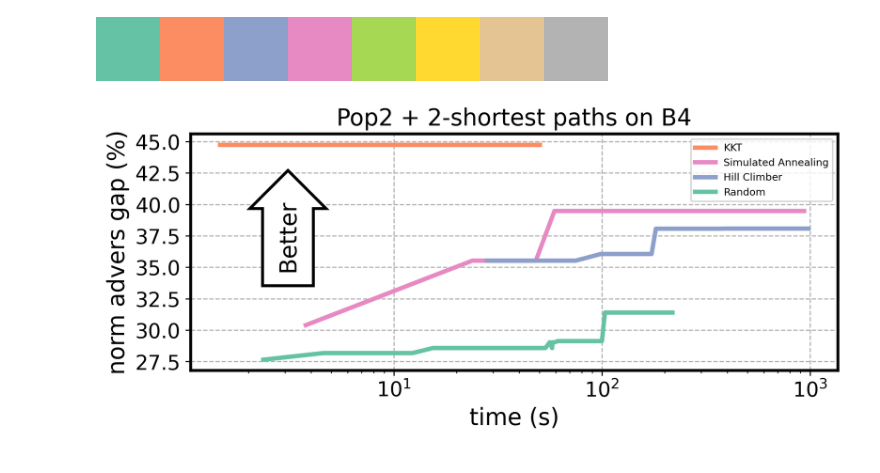
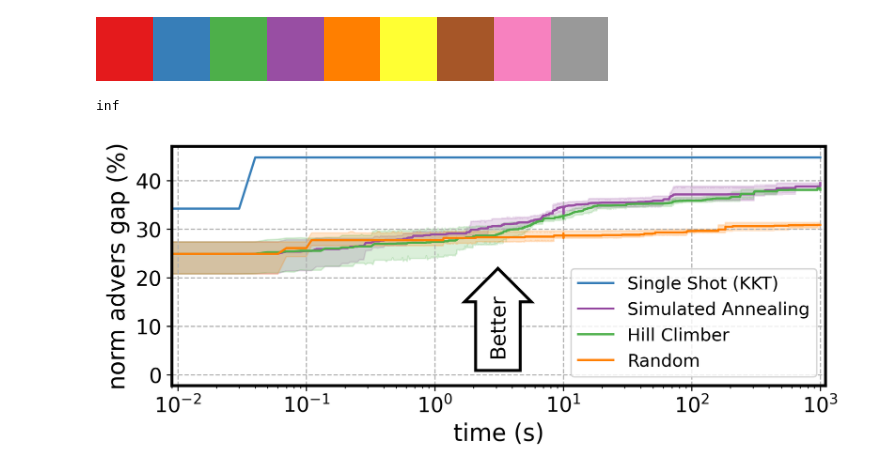
Before and after one commit to microsoft/MetaOpt, a Jupyter notebook: MetaOptimize/parsers/gap_vs_time.ipynb, the cells around one changed output. Saved outputs shown, nothing was run; the diff lists cells and outputs as text; code cells hidden in the pictures.

```diff
--- a/MetaOptimize/parsers/gap_vs_time.ipynb
+++ b/MetaOptimize/parsers/gap_vs_time.ipynb
@@ -42,0 +104,4 @@ max_gap: 84999.99999977267
+# %%
+data_df = pd.DataFrame(df_dictionary)
+data_df = data_df.round(decimals = 5)
+data_df
@@ -43,49 +122,59 @@ max_gap: 84999.99999977267
 # %%
-color_pallette = plt.get_cmap("Set2")
+color_pallette = plt.get_cmap("Set1")
 color_pallette
 # %% [output]
-[figure, old version]
+[figure, new version]
 # %%
 # colors = [color_pallette(3), color_pallette(0), color_pallette(4), color_pallette(2)]
 # colors = [color_pallette(1), color_pallette(2), color_pallette(3), color_pallette(4)]
-colors = [color_pallette(1), color_pallette(3), color_pallette(2), color_pallette(0)]
-line_styles = ["-", "-", "-", "-"]
+# colors = [color_pallette(1), color_pallette(3), color_pallette(2), color_pallette(0)]
+colors = [color_pallette(1), color_pallette(3), color_pallette(2), color_pallette(4)]
+line_styles = ["-", "--", "--", "--"]
 # %%
 plt.rc('axes', linewidth=2)
 plt.figure(figsize=(8, 3), dpi=300)
-norm_factor = 38 * 5000
-for idx, (approach, output) in enumerate(approach_to_dur_gap_mapping.items()):
-    plt.plot(output[0], output[1] * 100/ norm_factor, label=approach, color=colors[idx], linestyle=line_styles[idx],
-            #  marker="o",
-            #  mfc="white",
-            #  mec=colors[idx],
-            #  markersize=10,
-             linewidth=3,
-            #  markeredgewidth=3
-    )
+x_min = np.inf
+# for idx, (approach, output) in enumerate(approach_to_dur_gap_mapping.items()):
+#     plt.plot(output[0], output[1] * 100/ norm_factor, label=approach, color=colors[idx], linestyle=line_styles[idx],
+#             #  marker="o",
+#             #  mfc="white",
+#             #  mec=colors[idx],
+#             #  markersize=10,
+#              linewidth=3,
+#             #  markeredgewidth=3
+#     )
+#     x_min = np.minimum(x_min, np.min(output[0]))
+sns.lineplot(x="dur", y="gap",
+             hue="approach", data=data_df, palette=colors)
 # #add arrow to plot
 # plt.arrow(x=4, y=0.75, dx=0, dy=0.1, width=0.5, head_length=0.03, fc="white")
 
 #add annotation
-min_y = 0.375 * 100
+min_y = 10
+size_arrow = 14
+min_x = 3.1
 # plt.annotate('Better', xy = (3.1, min_y - 0.1))
 bbox_props = dict(boxstyle="rarrow", ec="black", fc="white", lw=2)
-t = plt.text(3.1, min_y, "Better", ha="center", va="center", rotation=90,
-            size=16,
+t = plt.text(min_x, min_y, "Better", ha="center", va="center", rotation=90,
+            size=size_arrow,
             bbox=bbox_props)
 bb = t.get_bbox_patch()
 bb.set_boxstyle("rarrow", pad=0.6)
 
-plt.legend(fontsize=7, loc="upper right")
-plt.title("Pop2 + 2-shortest paths on B4", fontsize=16)
+plt.legend(fontsize=12, loc="lower right")
+# plt.title("Pop2 + 2-shortest paths on B4", fontsize=16)
 plt.xlabel("time (s)", fontsize=16)
 plt.ylabel("norm advers gap (%)", fontsize=16)
 plt.xscale('log')
 # plt.yticks(np.arange(0.25, 0.47, 0.03), fontsize=14)
 plt.yticks(fontsize=14)
-plt.xticks([10, 100, 1000], fontsize=14)
+plt.xticks([0.01, 0.1, 1, 10, 100, 1000], fontsize=14)
+plt.xlim([0.009, 1100])
+# plt.ylim([0, 46])
 plt.grid(which="major", zorder=-1, linestyle="--")
 plt.savefig(output_fig_dir + "pop2_2sp.jpg", bbox_inches="tight", format="jpg", dpi=300)
 plt.savefig(output_fig_dir + "pop2_2sp.pdf", bbox_inches="tight", format="pdf", dpi=300)
+print(x_min)
 # %% [output]
+inf
-[figure, old version]
+[figure, new version]
```
Also changed, not shown: parts of 5 cells of this notebook, 8 other files.
